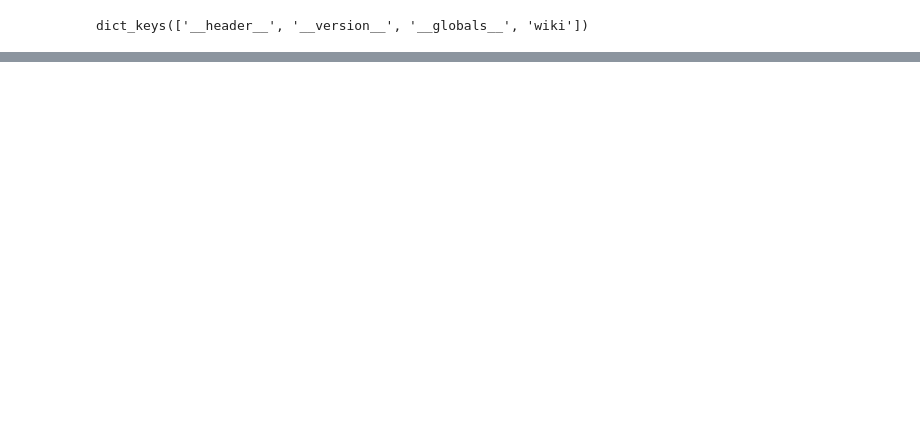
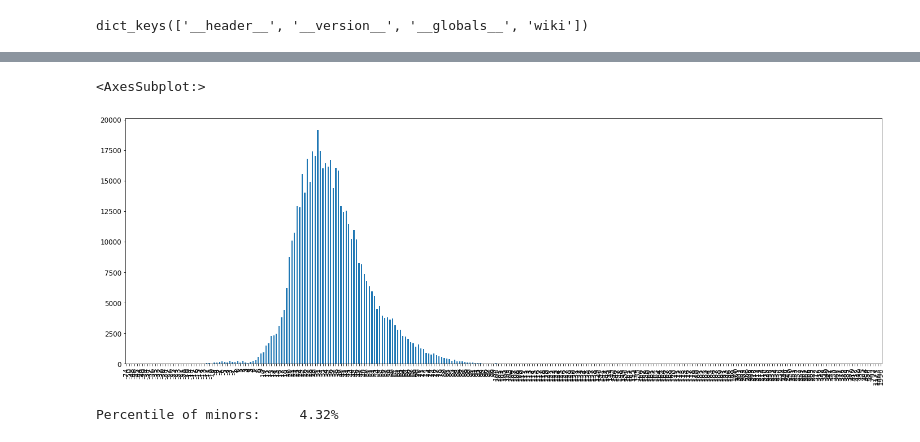
Before and after one commit to caiopetruccirosa/facial-age-estimation-dataset-analysis, a Jupyter notebook: notebooks/IMDB-WIKI analysis.ipynb, the cells around one changed output, grey strips where cells are left out. Saved outputs shown, nothing was run; the diff lists cells and outputs as text; code cells hidden in the pictures; blank space fills up the shorter version.

Commit message:
add IMDB-WIKI messy analysis

```diff
--- a/notebooks/IMDB-WIKI analysis.ipynb
+++ b/notebooks/IMDB-WIKI analysis.ipynb
@@ -37,13 +113,13 @@ imdb_np_data = imdb_matdata['imdb']
 imdb_info_layer = [ set() ] * 4
 
 for l0 in imdb_np_data:
-    imdb_info_layer[0].add(f'type: {type(l0)}, len: {len(l0)}')
+    imdb_info_layer[0].add(f'type: {l0.dtype}, len: {len(l0)}')
     for l1 in l0:
-        imdb_info_layer[1].add(f'type: {type(l1)}, len: {len(l1)}')
+        imdb_info_layer[1].add(f'type: {l1.dtype}, len: {len(l1)}')
         for l2 in l1:
-            imdb_info_layer[2].add(f'type: {type(l2)}, len: {len(l2)}')
+            imdb_info_layer[2].add(f'type: {l2.dtype}, len: {len(l2)}')
             for l3 in l2:
-                imdb_info_layer[3].add(f'type: {type(l3)}, len: {len(l3)}')
+                imdb_info_layer[3].add(f'type: {l3.dtype}, len: {len(l3)}')
 
 for i in range(4):
     print(f'Structure on depth {i+1}:')
@@ -96 +169,15 @@ Feature 9:
          sample: 6488
+# %%
+imdb_extracted_data = []
+
+for i in range(len(imdb_np_data[0][0][0][0])):
+    data = dict()
+    try:
+        for att_name in wanted_attributes_names:
+            att_idx = attributes_names_idx[att_name]
+            raw_data = imdb_np_data[0][0][att_idx][0][i]
+            data[att_name] = wanted_attributes_transform[att_name](raw_data)
+        data['age'] = data['photo_taken'] - data['dob']
+        imdb_extracted_data.append(data)
+    except Exception as e:
+        print(f'Error when processing attribute {att_name} with value {raw_data}. Error: {e}')
@@ -159 +300,18 @@ Feature 7:
          sample: nan
+# %%
+wiki_extracted_data = []
+
+for i in range(len(wiki_np_data[0][0][0][0])):
+    data = dict()
+    try:
+        for att_name in wanted_attributes_names:
+            att_idx = attributes_names_idx[att_name]
+            raw_data = wiki_np_data[0][0][att_idx][0][i]
+            data[att_name] = wanted_attributes_transform[att_name](raw_data)
+        data['age'] = data['photo_taken'] - data['dob']
+        wiki_extracted_data.append(data)
+    except Exception as e:
+        print(f'Error when processing attribute {att_name} with value {raw_data}. Error: {e}')
+# %%
+df = pd.DataFrame(imdb_extracted_data + wiki_extracted_data)
+df.head()
@@ -159,0 +341,5 @@ Feature 7:
+# %%
+df['age'].value_counts().sort_index().plot(kind='bar', fontsize=12, figsize=(24,8))
+# %% [output]
+<AxesSubplot:>
+[figure, added]
@@ -159,0 +355,4 @@ Feature 7:
+# %%
+print(f'Percentile of minors: \t {minor_p * 100 : .2f}%')
+# %% [output]
+Percentile of minors:     4.32%
```
Also changed, not shown: parts of 18 cells of this notebook, 1 other file.
